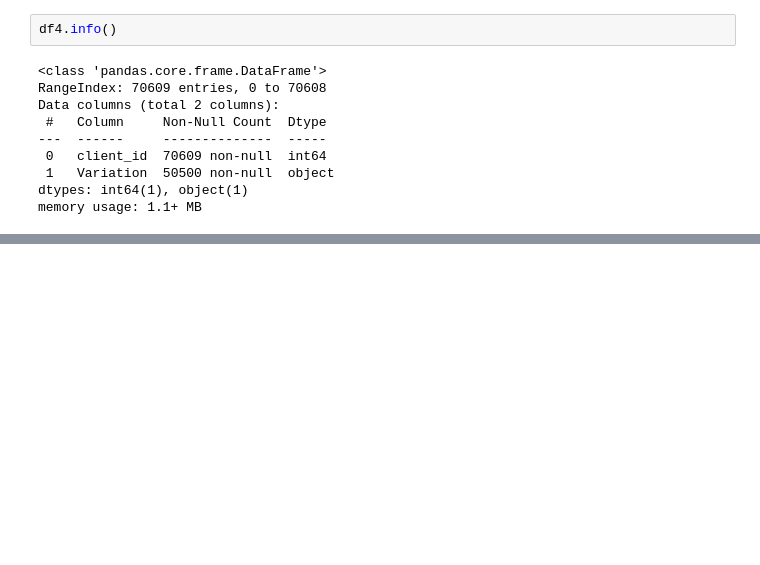
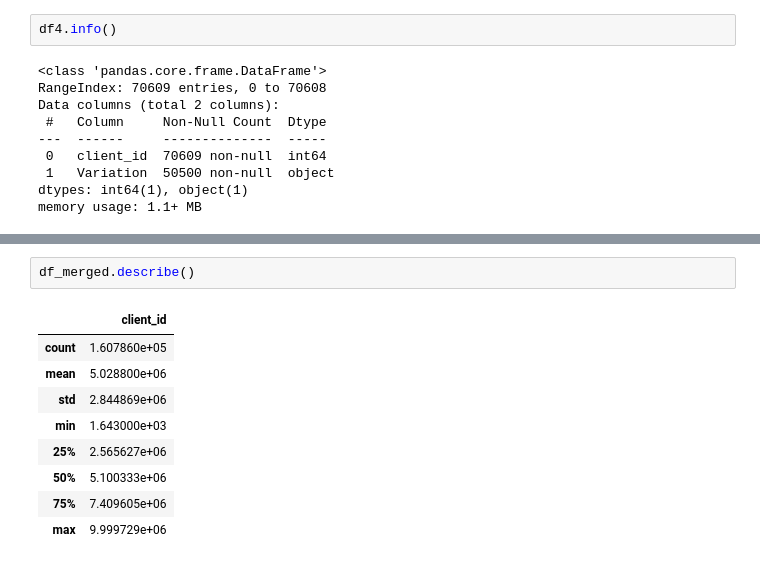
Before and after one commit to adrianbenitezrueda/ih-sp-ab-testing, a Jupyter notebook: data.ipynb, the cells around one changed output, grey strips where cells are left out. Cells and saved outputs as stored; diff of their text form; blank space fills up the shorter version.

```diff
--- a/data.ipynb
+++ b/data.ipynb
@@ -112,0 +200,12 @@ memory usage: 1.1+ MB
+# %%
+df_merged.describe()
+# %% [output]
+|  | client_id |
+| count | 1.607860e+05 |
+| mean | 5.028800e+06 |
+| std | 2.844869e+06 |
+| min | 1.643000e+03 |
+| 25% | 2.565627e+06 |
+| 50% | 5.100333e+06 |
+| 75% | 7.409605e+06 |
+| max | 9.999729e+06 |
```
Also changed, not shown: parts of 16 cells of this notebook.
